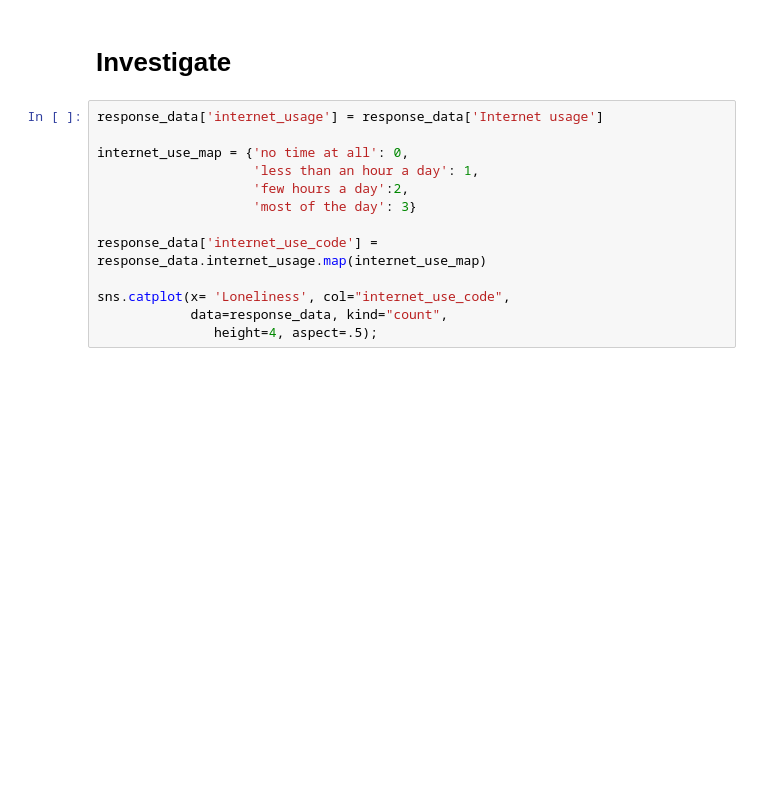
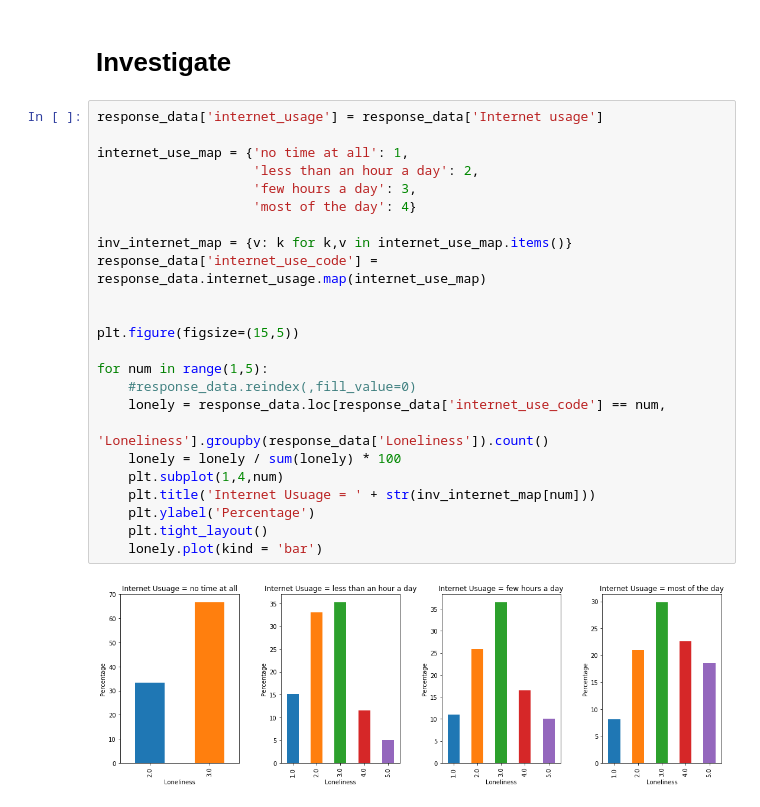
Before and after one commit to marshall7m/thinkful-data-science, a Jupyter notebook: capstone_1/capstone_1_analytic_report.ipynb, the cells around one changed output. Drawn from its saved outputs; the diff is of its cells as text; blank space fills up the shorter version.

Commit message:
added lonely subplots

```diff
--- a/capstone_1/capstone_1_analytic_report.ipynb
+++ b/capstone_1/capstone_1_analytic_report.ipynb
@@ -127,13 +128,26 @@ sns.heatmap(mental_health_df.corr())
 # %%
 response_data['internet_usage'] = response_data['Internet usage']
 
-internet_use_map = {'no time at all': 0,
-                    'less than an hour a day': 1,
-                    'few hours a day':2,
-                    'most of the day': 3}
+internet_use_map = {'no time at all': 1,
+                    'less than an hour a day': 2,
+                    'few hours a day': 3,
+                    'most of the day': 4}
 
+inv_internet_map = {v: k for k,v in internet_use_map.items()}
 response_data['internet_use_code'] = response_data.internet_usage.map(internet_use_map)
 
-sns.catplot(x= 'Loneliness', col="internet_use_code",
-            data=response_data, kind="count",
-               height=4, aspect=.5);
+
+plt.figure(figsize=(15,5))
+
+for num in range(1,5):
+    #response_data.reindex(,fill_value=0)
+    lonely = response_data.loc[response_data['internet_use_code'] == num,
+                               'Loneliness'].groupby(response_data['Loneliness']).count()
+    lonely = lonely / sum(lonely) * 100
+    plt.subplot(1,4,num)
+    plt.title('Internet Usuage = ' + str(inv_internet_map[num]))
+    plt.ylabel('Percentage')
+    plt.tight_layout()
+    lonely.plot(kind = 'bar')
+# %% [output]
+[figure, added]
```
Also changed, not shown: parts of 29 cells of this notebook.
